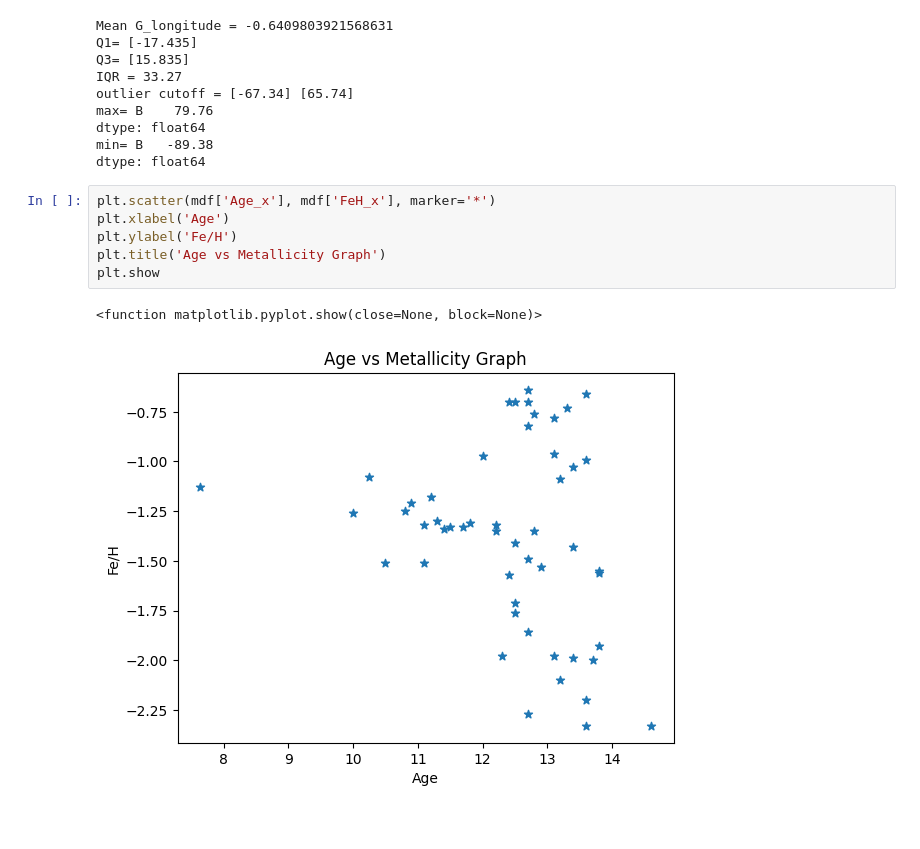
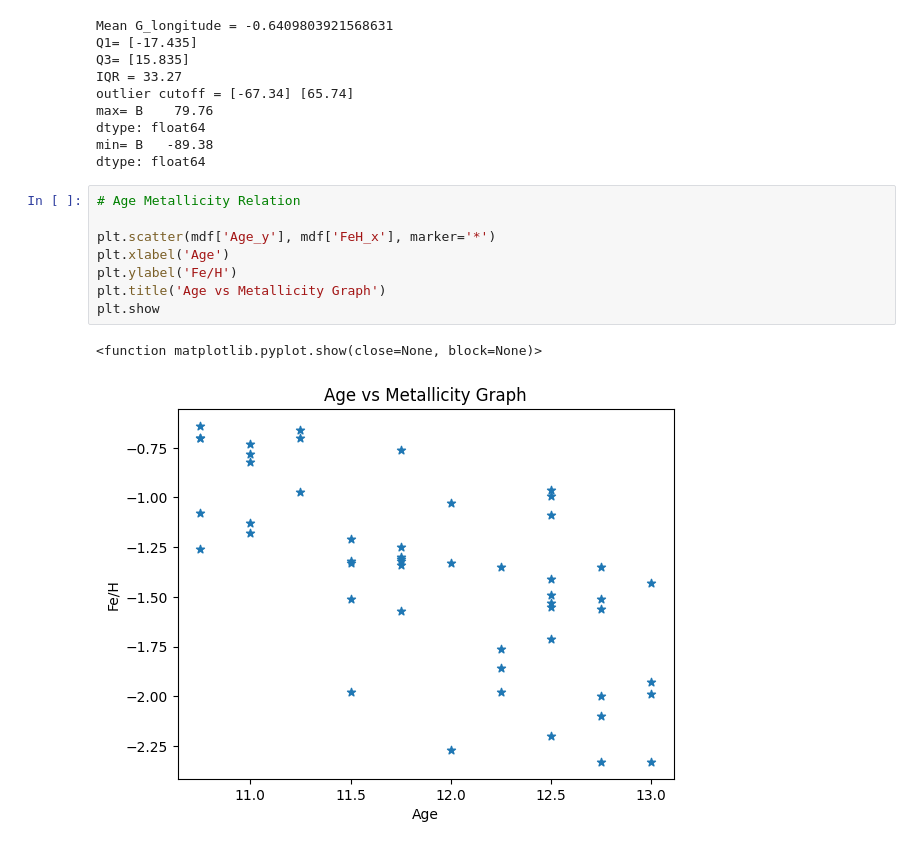
Before and after one commit to matilda-2116/3116_assignment_AshtonMatildaVix, a Jupyter notebook: Krause21.ipynb, the cells around one changed output. Cells and saved outputs as stored; diff of their text form.

```diff
--- a/Krause21.ipynb
+++ b/Krause21.ipynb
@@ -248,11 +248,13 @@ dtype: float64
 min= B   -89.38
 dtype: float64
 # %%
-plt.scatter(mdf['Age_x'], mdf['FeH_x'], marker='*')
+# Age Metallicity Relation
+
+plt.scatter(mdf['Age_y'], mdf['FeH_x'], marker='*')
 plt.xlabel('Age')
 plt.ylabel('Fe/H')
 plt.title('Age vs Metallicity Graph')
 plt.show
 # %% [output]
 <function matplotlib.pyplot.show(close=None, block=None)>
-[figure, old version]
+[figure, new version]
```
Also changed, not shown: parts of 4 cells of this notebook.
